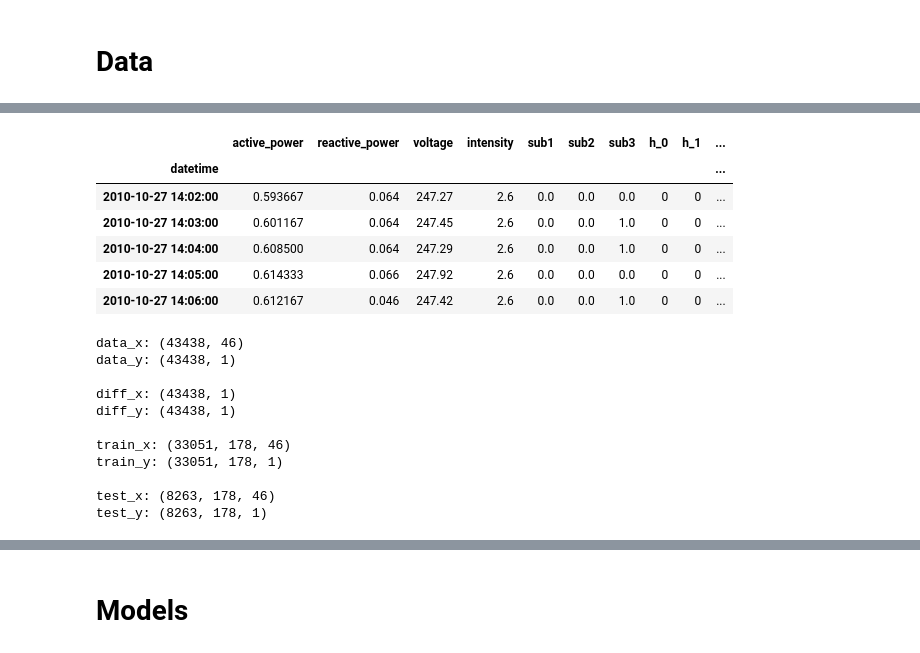
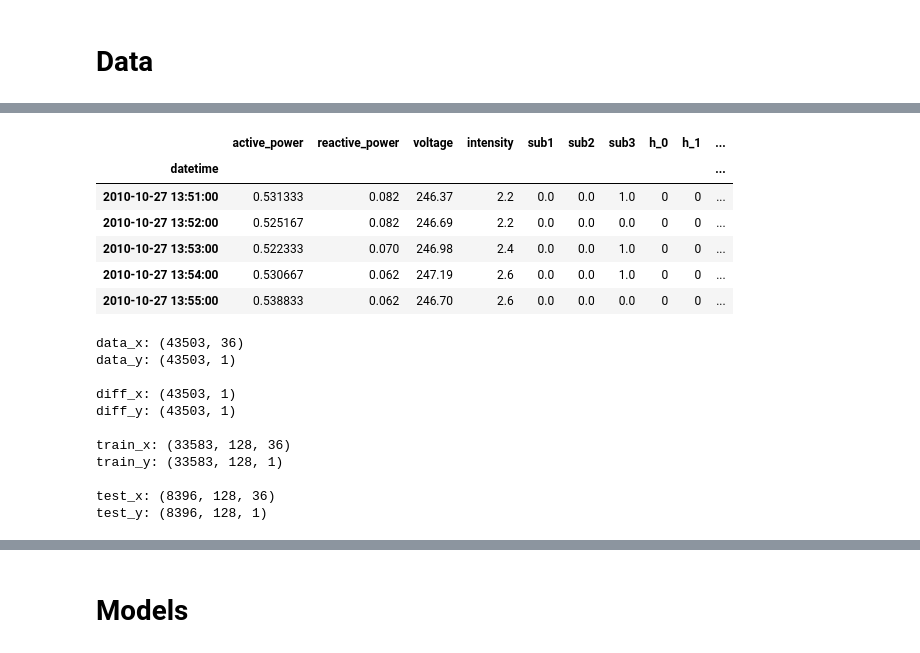
Before and after one commit to AndersonJo/hybrid-lstm, a Jupyter notebook: 02 Stacked Bidirectional LSTM.ipynb, the cells around one changed output, grey strips where cells are left out. Saved outputs shown, nothing was run; the diff lists cells and outputs as text; code cells hidden in the pictures.

```diff
--- a/02 Stacked Bidirectional LSTM.ipynb
+++ b/02 Stacked Bidirectional LSTM.ipynb
@@ -34,38 +33,39 @@ Using TensorFlow backend.
 # %% [markdown]
 # Configuration
 # %%
-SEQUENCE_SIZE = 178
-BATCH_SIZE = 512
+SEQUENCE_SIZE = 128
+BATCH_SIZE = 1024
 # %% [markdown]
 # Data
 # %%
 def get_task2(y):
     n = y.shape[0]
-    data = np.zeros((n, 5))
+    data = np.zeros((n, 3))
 
     for i in range(n):
-        data[i] = (y[i, 0, 0], y[i, -1, 0], y[i].min(), y[i].max(), y[i].mean())
+        data[i] = (y[i].mean(), y[i].max(), y[i].min())
 
     return data
 # %%
 dataset = load_household_power_consumption(hour_one_hot=True)
 dataset['active_power'] = dataset['active_power'].rolling(window=12).mean()
-dataset['active_power_mean'] = dataset['active_power'].rolling(window=12).mean()
-dataset['active_power_std'] = dataset['active_power'].rolling(window=12).std()
+dataset['active_power_cos'] = np.cos(dataset['active_power'])
+# dataset['active_power_mean'] = dataset['active_power'].rolling(window=12).mean()
+# dataset['active_power_std'] = dataset['active_power'].rolling(window=12).std()
 dataset['active_power_diff1'] = dataset['active_power'].diff(-1)
-dataset['active_power_diff2'] = dataset['active_power'].diff(-2)
-dataset['active_power_diff3'] = dataset['active_power'].diff(-3)
-dataset['active_power_diff4'] = dataset['active_power'].diff(-4)
-dataset['active_power_diff5'] = dataset['active_power'].diff(-5)
+# dataset['active_power_diff2'] = dataset['active_power'].diff(-2)
+# dataset['active_power_diff3'] = dataset['active_power'].diff(-3)
+# dataset['active_power_diff4'] = dataset['active_power'].diff(-4)
+# dataset['active_power_diff5'] = dataset['active_power'].diff(-5)
 
 dataset['active_power2'] = dataset['active_power']**2
 dataset['active_power3'] = dataset['active_power']**3
 dataset['active_power4'] = dataset['active_power']**4
-dataset['active_power5'] = dataset['active_power']**5
-dataset['active_power6'] = dataset['active_power']**6
-dataset['active_power7'] = dataset['active_power']**7
-dataset['active_power8'] = dataset['active_power']**8
-dataset['active_power9'] = dataset['active_power']**9
+# dataset['active_power5'] = dataset['active_power']**5
+# dataset['active_power6'] = dataset['active_power']**6
+# dataset['active_power7'] = dataset['active_power']**7
+# dataset['active_power8'] = dataset['active_power']**8
+# dataset['active_power9'] = dataset['active_power']**9
 dataset = dataset.dropna()
 
 data_x, data_y = split_x_y(dataset, SEQUENCE_SIZE)
@@ -107,21 +107,21 @@ print('test_y:', test_y.shape)
 |  | active_power | reactive_power | voltage | intensity | sub1 | sub2 | sub3 | h_0 | h_1 | ... |
 | datetime |  |  |  |  |  |  |  |  |  | ... |
-| 2010-10-27 14:02:00 | 0.593667 | 0.064 | 247.27 | 2.6 | 0.0 | 0.0 | 0.0 | 0 | 0 | ... |
-| 2010-10-27 14:03:00 | 0.601167 | 0.064 | 247.45 | 2.6 | 0.0 | 0.0 | 1.0 | 0 | 0 | ... |
-| 2010-10-27 14:04:00 | 0.608500 | 0.064 | 247.29 | 2.6 | 0.0 | 0.0 | 1.0 | 0 | 0 | ... |
-| 2010-10-27 14:05:00 | 0.614333 | 0.066 | 247.92 | 2.6 | 0.0 | 0.0 | 0.0 | 0 | 0 | ... |
-| 2010-10-27 14:06:00 | 0.612167 | 0.046 | 247.42 | 2.6 | 0.0 | 0.0 | 1.0 | 0 | 0 | ... |
+| 2010-10-27 13:51:00 | 0.531333 | 0.082 | 246.37 | 2.2 | 0.0 | 0.0 | 1.0 | 0 | 0 | ... |
+| 2010-10-27 13:52:00 | 0.525167 | 0.082 | 246.69 | 2.2 | 0.0 | 0.0 | 0.0 | 0 | 0 | ... |
+| 2010-10-27 13:53:00 | 0.522333 | 0.070 | 246.98 | 2.4 | 0.0 | 0.0 | 1.0 | 0 | 0 | ... |
+| 2010-10-27 13:54:00 | 0.530667 | 0.062 | 247.19 | 2.6 | 0.0 | 0.0 | 1.0 | 0 | 0 | ... |
+| 2010-10-27 13:55:00 | 0.538833 | 0.062 | 246.70 | 2.6 | 0.0 | 0.0 | 0.0 | 0 | 0 | ... |
-data_x: (43438, 46)
-data_y: (43438, 1)
+data_x: (43503, 36)
+data_y: (43503, 1)
 
-diff_x: (43438, 1)
-diff_y: (43438, 1)
+diff_x: (43503, 1)
+diff_y: (43503, 1)
 
-train_x: (33051, 178, 46)
-train_y: (33051, 178, 1)
+train_x: (33583, 128, 36)
+train_y: (33583, 128, 1)
 
-test_x: (8263, 178, 46)
-test_y: (8263, 178, 1)
+test_x: (8396, 128, 36)
+test_y: (8396, 128, 1)
 # %%
 def show_active_power():
     fig, plots = subplots(4, 3)
```
Also changed, not shown: parts of 9 cells of this notebook, 1 other file.
